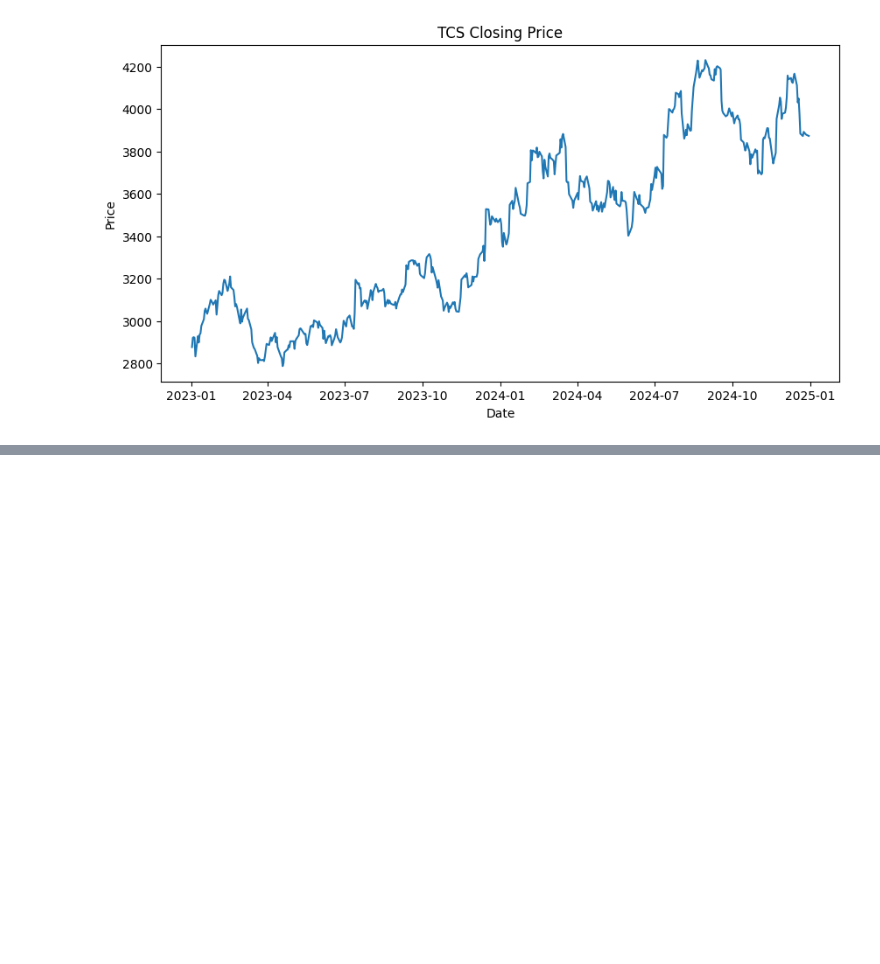
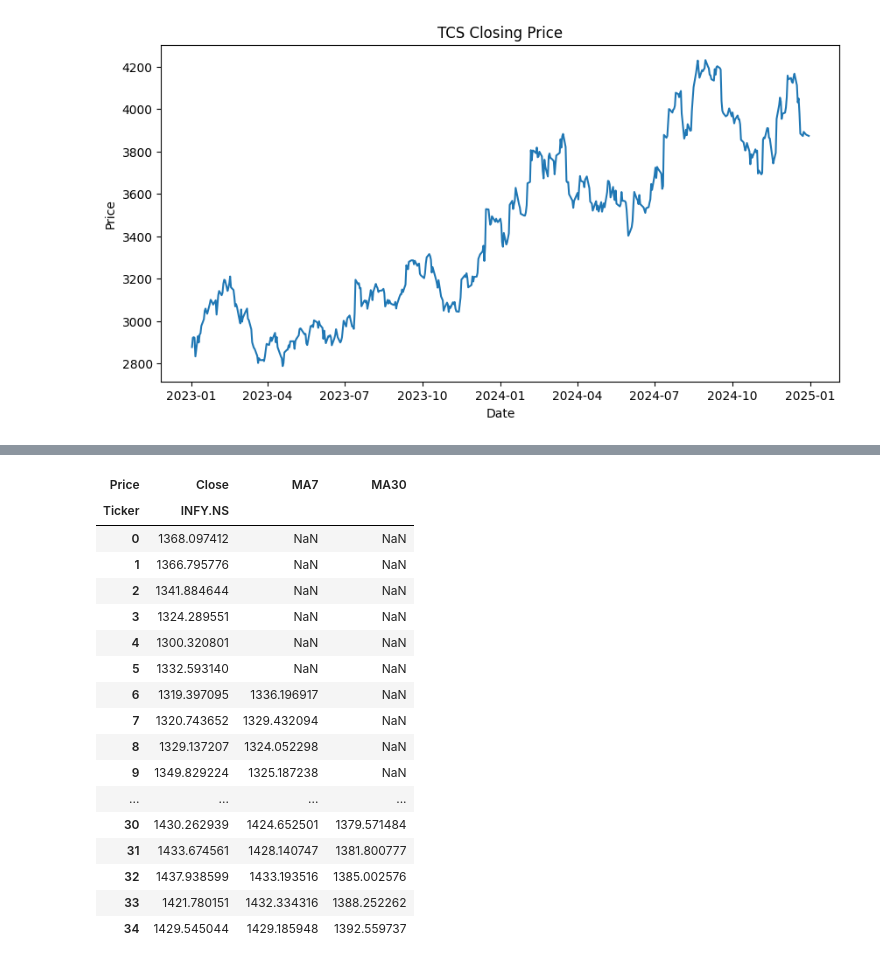
Before and after one commit to Manjunath-Kurubar/stock-market-data-analysis, a Jupyter notebook: Stock_Market_Analysis.ipynb, the cells around one changed output, grey strips where cells are left out. Cells and saved outputs as stored; diff of their text form; code cells hidden in the pictures; blank space fills up the shorter version.

```diff
--- a/Stock_Market_Analysis.ipynb
+++ b/Stock_Market_Analysis.ipynb
@@ -89,0 +146,5 @@ Text(0, 0.5, 'Price')
+# %%
+infy = yf.download('INFY.NS', start='2023-01-01', end='2024-12-31')
+infy.reset_index(inplace=True)
+print(infy.shape)
+infy.head()
@@ -89,0 +171,24 @@ Text(0, 0.5, 'Price')
+# %%
+infy['MA7'] = infy['Close'].rolling(window=7).mean()
+infy['MA30'] = infy['Close'].rolling(window=30).mean()
+# %%
+infy[['Close','MA7','MA30']].head(35)
+# %% [output]
+| Price | Close | MA7 | MA30 |
+| Ticker | INFY.NS |  |  |
+| 0 | 1368.097412 | NaN | NaN |
+| 1 | 1366.795776 | NaN | NaN |
+| 2 | 1341.884644 | NaN | NaN |
+| 3 | 1324.289551 | NaN | NaN |
+| 4 | 1300.320801 | NaN | NaN |
+| 5 | 1332.593140 | NaN | NaN |
+| 6 | 1319.397095 | 1336.196917 | NaN |
+| 7 | 1320.743652 | 1329.432094 | NaN |
+| 8 | 1329.137207 | 1324.052298 | NaN |
+| 9 | 1349.829224 | 1325.187238 | NaN |
+| ... | ... | ... | ... |
+| 30 | 1430.262939 | 1424.652501 | 1379.571484 |
+| 31 | 1433.674561 | 1428.140747 | 1381.800777 |
+| 32 | 1437.938599 | 1433.193516 | 1385.002576 |
+| 33 | 1421.780151 | 1432.334316 | 1388.252262 |
+| 34 | 1429.545044 | 1429.185948 | 1392.559737 |
```
Also changed, not shown: parts of 14 cells of this notebook.
